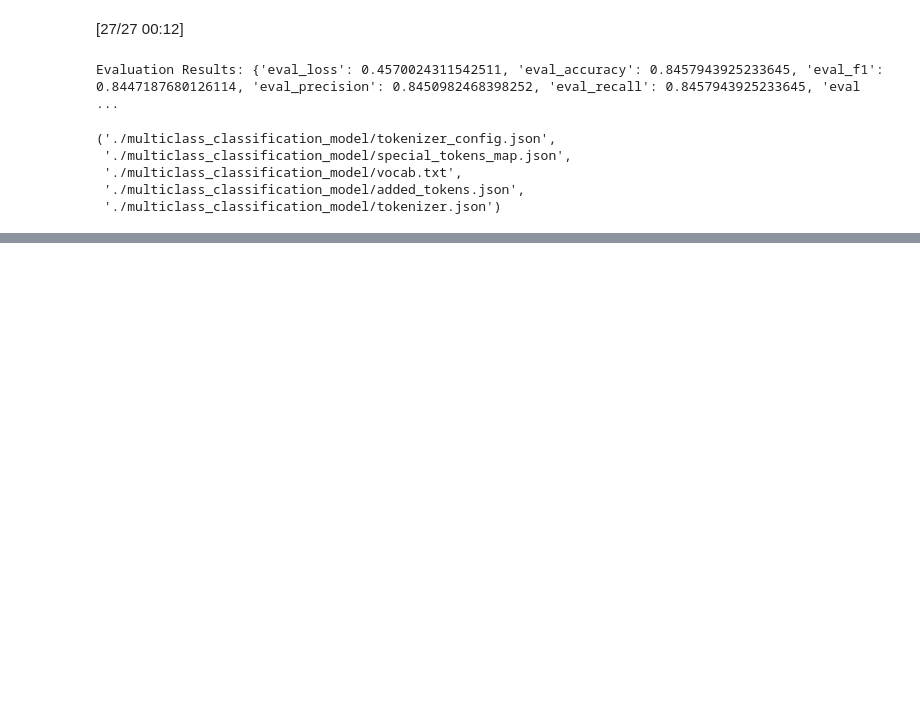
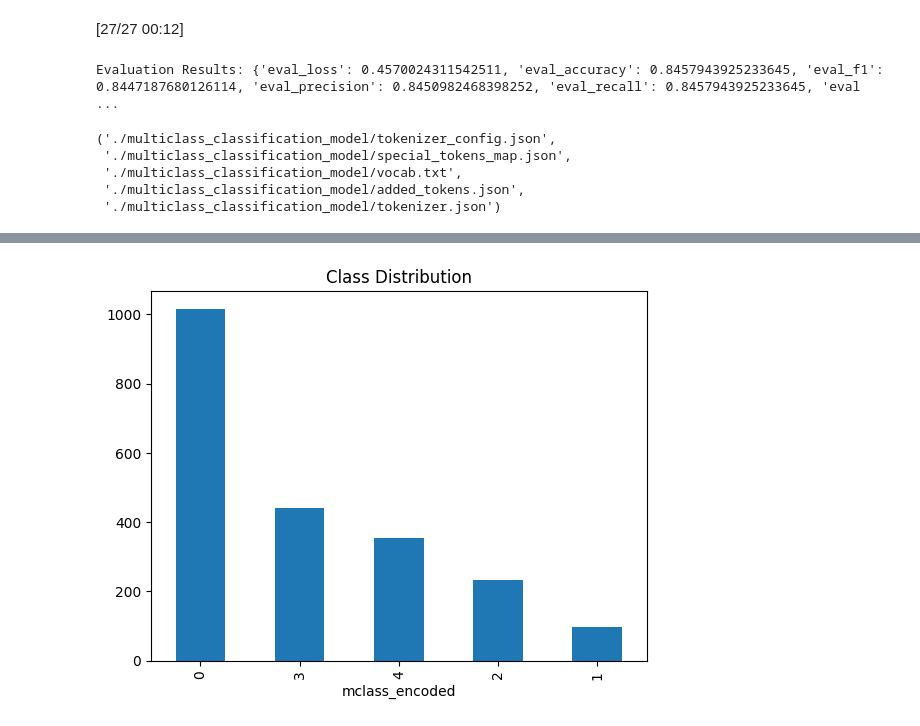
Before and after one commit to Capstone-24-25/module-2-group5, a Jupyter notebook: scripts/group_assignment_3.ipynb, the cells around one changed output, grey strips where cells are left out. Drawn from its saved outputs; the diff is of its cells as text; code cells hidden in the pictures; blank space fills up the shorter version.

Commit message:
ruizhejiang - update transformer and upload simple RNN

```diff
--- a/scripts/group_assignment_3.ipynb
+++ b/scripts/group_assignment_3.ipynb
@@ -255,0 +263,37 @@ Evaluation Results: {'eval_loss': 0.4570024311542511, 'eval_accuracy': 0.8457943
+# %%
+import pandas as pd
+from sklearn.model_selection import train_test_split
+from sklearn.preprocessing import LabelEncoder
+from torch.utils.data import Dataset, DataLoader
+import torch
+import torch.nn as nn
+from tensorflow.keras.preprocessing.text import Tokenizer
+from tensorflow.keras.preprocessing.sequence import pad_sequences
+
+df=pd.read_csv("/content/drive/MyDrive/pstat197a/claims_clean.csv")
+
+label_encoder=LabelEncoder()
+df["mclass_encoded"]=label_encoder.fit_transform(df["mclass"])
+
+train_texts, val_texts, train_labels, val_labels=train_test_split(
+    df["text_clean"].tolist(),
+    df["mclass_encoded"].tolist(),
+    test_size=0.2,
+    random_state=42
+)
+
+train_texts=[str(text) if not pd.isnull(text) else "" for text in train_texts]
+val_texts=[str(text) if not pd.isnull(text) else "" for text in val_texts]
+
+tokenizer=Tokenizer(num_words=10000, oov_token="<OOV>")
+tokenizer.fit_on_texts(train_texts)
+
+train_sequences=tokenizer.texts_to_sequences(train_texts)
+val_sequences=tokenizer.texts_to_sequences(val_texts)
+
+train_sequences=tokenizer.texts_to_sequences(train_texts)
+val_sequences=tokenizer.texts_to_sequences(val_texts)
+
+max_length=512
+train_padded=pad_sequences(train_sequences, maxlen=max_length, padding="post", truncating="post")
+val_padded=pad_sequences(val_sequences, maxlen=max_length, padding="post", truncating="post")
@@ -255,0 +405,7 @@ Evaluation Results: {'eval_loss': 0.4570024311542511, 'eval_accuracy': 0.8457943
+# %%
+import matplotlib.pyplot as plt
+df["mclass_encoded"].value_counts().plot(kind="bar")
+plt.title("Class Distribution")
+plt.show()
+# %% [output]
+[figure, added]
```
Also changed, not shown: parts of 7 cells of this notebook.
